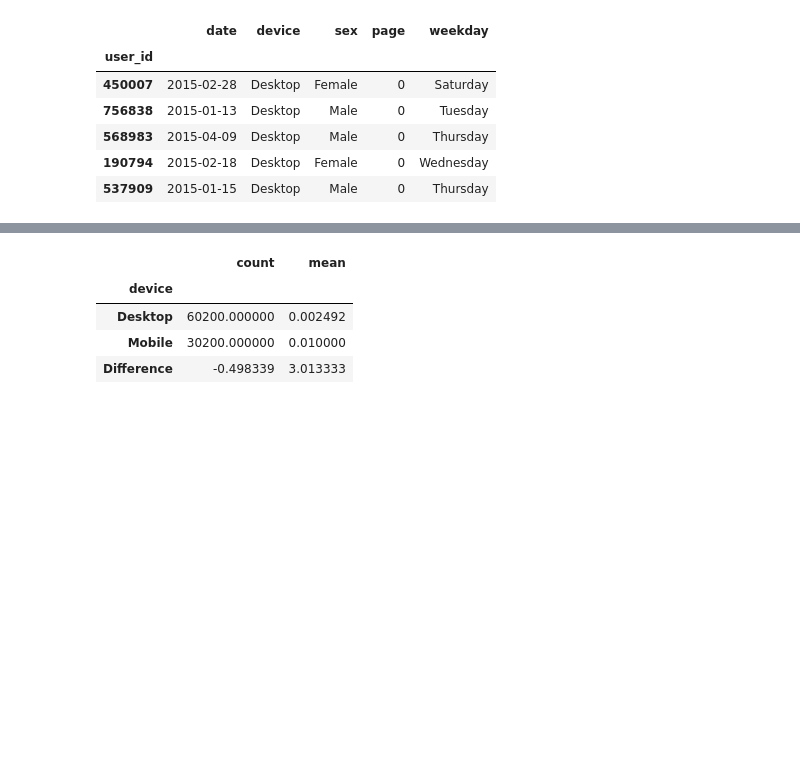
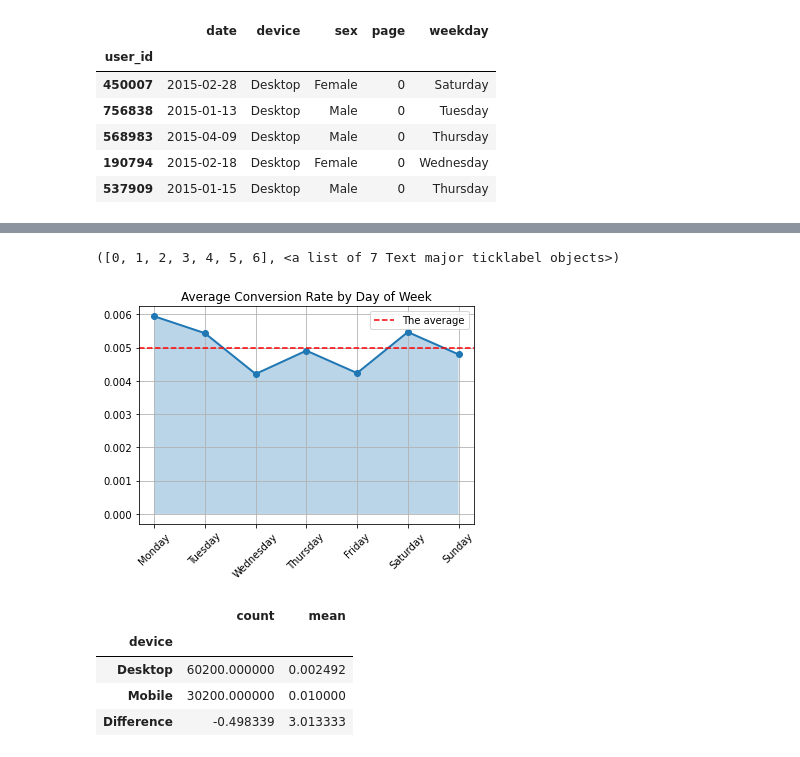
Before and after one commit to Aliciaworld/DS-TakeHomeChallenges, a Jupyter notebook: 05. Funnel Analysis.ipynb, the cells around one changed output, grey strips where cells are left out. Saved outputs shown, nothing was run; the diff lists cells and outputs as text; code cells hidden in the pictures; blank space fills up the shorter version.

```diff
--- a/05. Funnel Analysis.ipynb
+++ b/05. Funnel Analysis.ipynb
@@ -141,3 +143,22 @@ weekday['Difference'] = weekday.
+# %%
+# visualization of influence of weekday
+cats = [ 'Monday', 'Tuesday', 'Wednesday', 'Thursday', 'Friday', 'Saturday', 'Sunday','Average']
+weekday1 = weekday.reindex(cats)
+x = weekday1.drop('Average').index
+y = weekday1.drop('Average')['mean']
+
+fig,ax = plt.subplots()
+plt.grid(True)
+ax.plot(x,y,lw=2,marker='o')
+ax.fill_between(x,0,y,alpha=0.3)
+
+plt.axhline(y = weekday1.loc['Average','mean'],color = 'r', linestyle = '--',label='The average')
+plt.legend()
+plt.title('Average Conversion Rate by Day of Week')
+plt.xticks(rotation=45)
+# %% [output]
+([0, 1, 2, 3, 4, 5, 6], <a list of 7 Text major ticklabel objects>)
+[figure, added]
 # %%
 # check the device influence
 device = data_.groupby('device')['page'].agg(['count','mean']).sort_values(by='mean')
```
Also changed, not shown: parts of 2 cells of this notebook.
